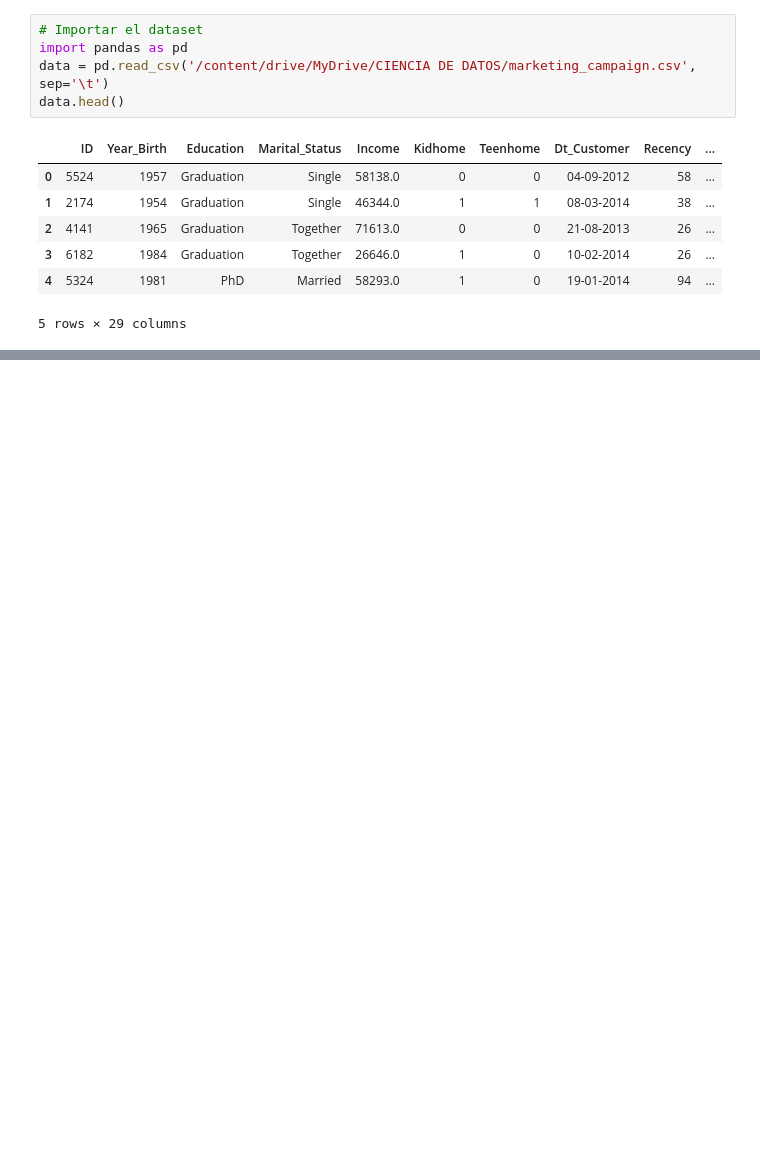
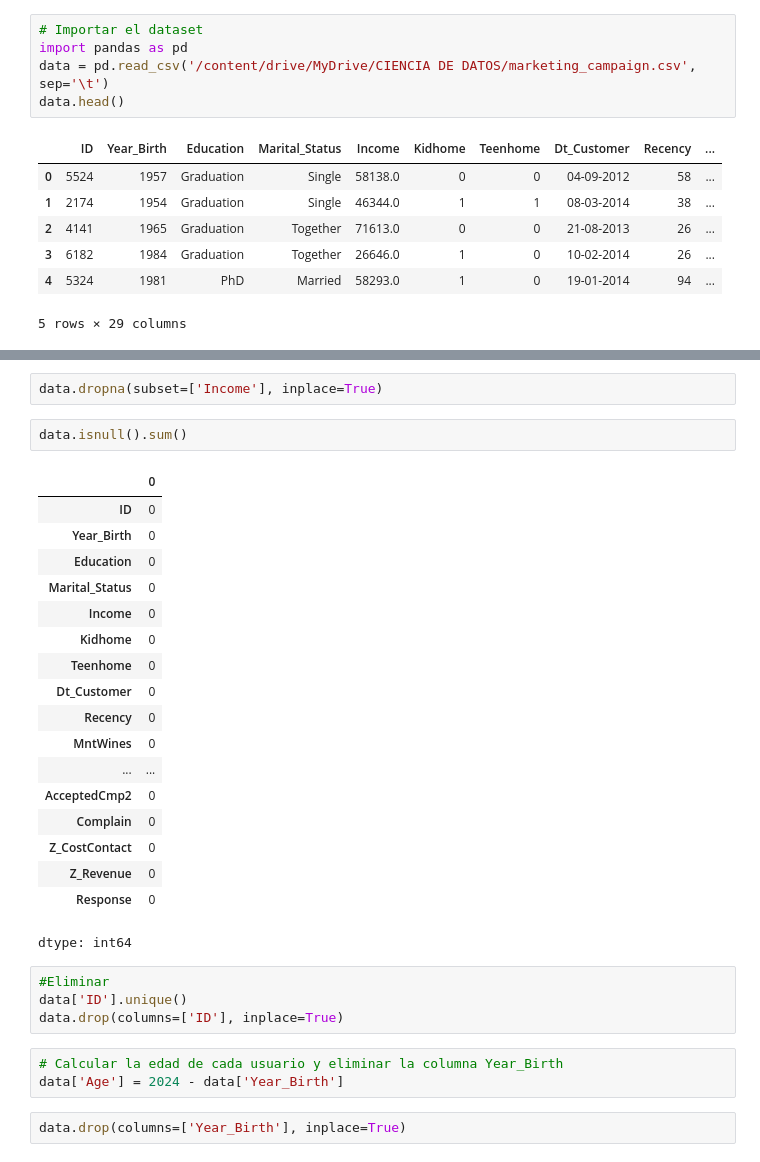
Before and after one commit to Felipepa9/MADSI, a Jupyter notebook: ENTREGA_3_||_NO_SUPERVISADO.ipynb, the cells around one changed output, grey strips where cells are left out. Cells and saved outputs as stored; diff of their text form; blank space fills up the shorter version.

```diff
--- a/ENTREGA_3_||_NO_SUPERVISADO.ipynb
+++ b/ENTREGA_3_||_NO_SUPERVISADO.ipynb
@@ -20,0 +62,32 @@ data.head()
+# %%
+data.dropna(subset=['Income'], inplace=True)
+# %%
+data.isnull().sum()
+# %% [output]
+|  | 0 |
+| ID | 0 |
+| Year_Birth | 0 |
+| Education | 0 |
+| Marital_Status | 0 |
+| Income | 0 |
+| Kidhome | 0 |
+| Teenhome | 0 |
+| Dt_Customer | 0 |
+| Recency | 0 |
+| MntWines | 0 |
+| ... | ... |
+| AcceptedCmp2 | 0 |
+| Complain | 0 |
+| Z_CostContact | 0 |
+| Z_Revenue | 0 |
+| Response | 0 |
+dtype: int64
+# %%
+#Eliminar
+data['ID'].unique()
+data.drop(columns=['ID'], inplace=True)
+# %%
+# Calcular la edad de cada usuario y eliminar la columna Year_Birth
+data['Age'] = 2024 - data['Year_Birth']
+# %%
+data.drop(columns=['Year_Birth'], inplace=True)
```
Also changed, not shown: parts of 9 cells of this notebook.
